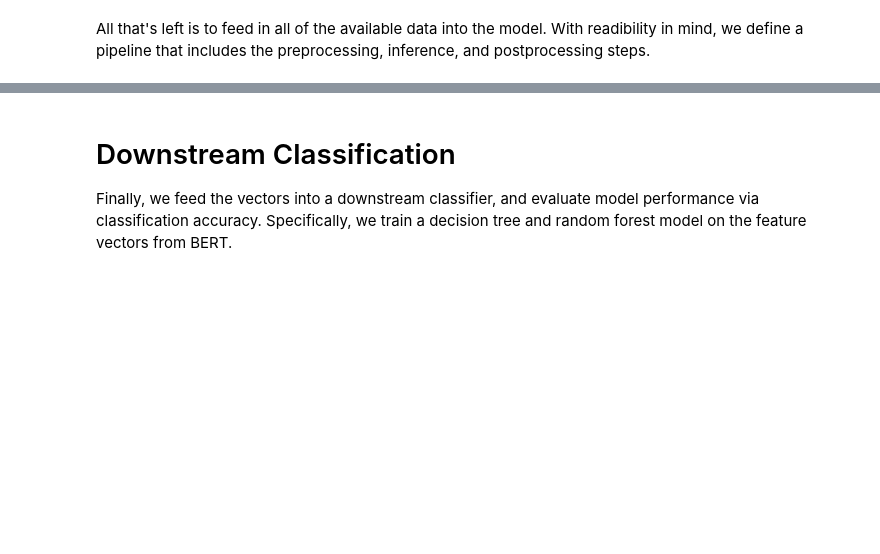
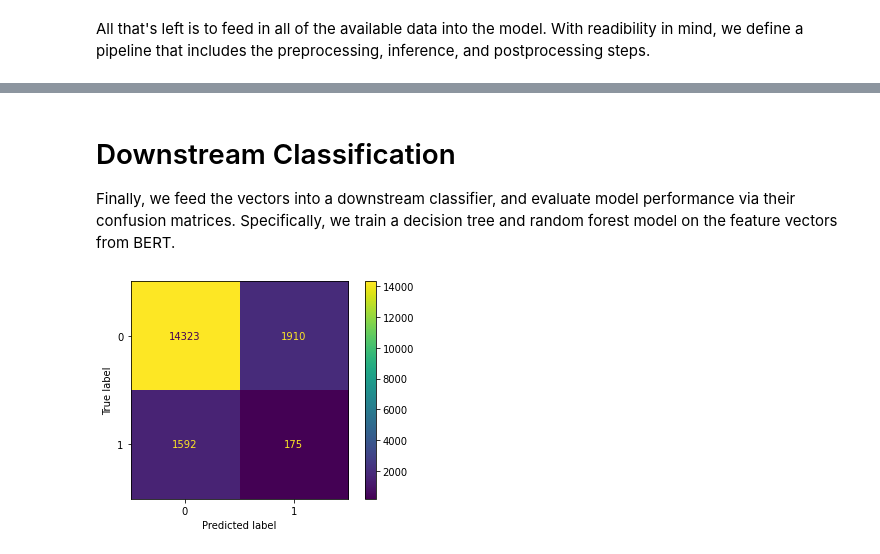
Before and after one commit to zachtheyek/autoSETI, a Jupyter notebook: Kaggle_BERT.ipynb, the cells around one changed output, grey strips where cells are left out. Drawn from its saved outputs; the diff is of its cells as text; code cells hidden in the pictures; blank space fills up the shorter version.

```diff
--- a/Kaggle_BERT.ipynb
+++ b/Kaggle_BERT.ipynb
@@ -409,18 +402,20 @@ We perform t-SNE ([t-distributed Stochastic Neighbor Embedding](https://en.wikip
 # %%
-# Load back in the data from our Results directory
-filepaths, id = [], []
-data = np.ndarray((60000, 256))
-
+# Collect the paths to all of the files in our Results directory
+filepaths = []
 for root, dirs, files in os.walk('Results/v1'):
   for filename in files:
     filepaths.append(os.path.join(root, filename))
-for _, path in tqdm(enumerate(filepaths), total=60000):
+
+# Load back in the data from the Results directory
+id = []
+data = np.ndarray((len(filepaths), 256))
+for _, path in tqdm(enumerate(filepaths), total=len(filepaths)):
+  id.append(path[13:-4])
   np.append(data, np.load(path))
-  id.append(path[13:-4])
 
 # Create a separate list with aligning indices containing the labels to our data
 df = pd.read_csv('train_labels.csv')
-target = [df.loc[df['id'] == id]['target'].values[0] for _, id in tqdm(enumerate(id), total=60000)]
+target = [df.loc[df['id'] == id]['target'].values[0] for _, id in tqdm(enumerate(id), total=len(id))]
 
 # Verify that the dimensions of our data are correct
 data.shape
@@ -448,4 +466,4 @@ plt.savefig('Figures/BERT_tSNE_v1.png')
 # %% [markdown]
 # Downstream Classification
 
-Finally, we feed the vectors into a downstream classifier, and evaluate model performance via classification accuracy. Specifically, we train a decision tree and random forest model on the feature vectors from BERT.
+Finally, we feed the vectors into a downstream classifier, and evaluate model performance via their confusion matrices. Specifically, we train a decision tree and random forest model on the feature vectors from BERT.
@@ -452,25 +473,17 @@ Finally, we feed the vectors into a downstream classifier, and evaluate model pe
 # %%
-# Split the data into training and validation (train/val split: 0.7/0.3)
-X_train, X_val, y_train, y_val = train_test_split(data, target, test_size=0.3)
-
 # Initialize a decision tree with the default configurations
 decision_tree = DecisionTreeClassifier()
 # Train the model on the training data
 decision_tree.fit(X_train, y_train)
 # Make predictions on the validation data
 predictions = decision_tree.predict(X_val)
-# Compute classification accuracy
-accuracy = metrics.accuracy_score(y_val, predictions)
-# Print the accuracy of the model
-print(f'Decision tree classification accuracy: {accuracy}')
-
-# Initialize a random forest ensemble with the default configurations
-random_forest = RandomForestClassifier()
-# Train the model on the training data
-random_forest.fit(X_train, y_train)
-# Make predictions on the validation data
-predictions = random_forest.predict(X_val)
-# Compute classification accuracy
-accuracy = metrics.accuracy_score(y_val, predictions)
-# Print the accuracy of the model
-print(f'Random forest classification accuracy: {accuracy}')
+# Calculate the model's classification accuracy
+accuracy = accuracy_score(y_val, predictions) * 100
+# Print the accuracy
+print(f'Decision tree classification accuracy: {accuracy:.3f}%')
+# Compute and display the confusion matrix
+ConfusionMatrixDisplay.from_predictions(y_val, predictions)
+# Save the matrix into a separate directory
+plt.savefig('Figures/tree_cmatrix_v1.png')
+# %% [output]
+[figure, added]
```
Also changed, not shown: parts of 16 cells of this notebook.
